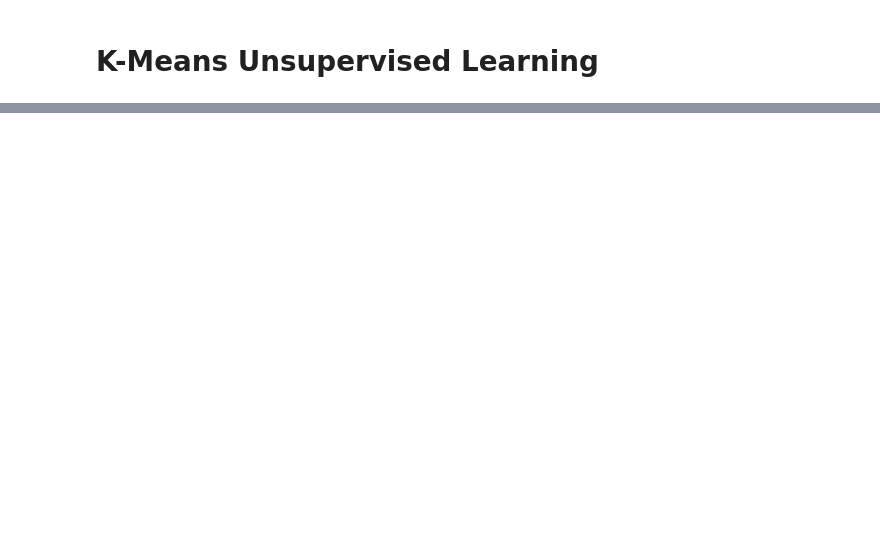
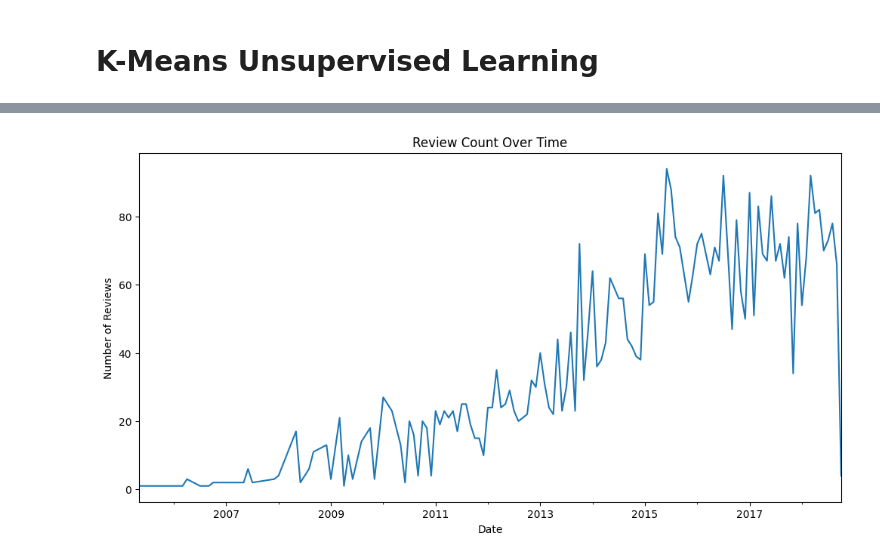
Before and after one commit to Ishraqul/MRP_2024, a Jupyter notebook: MRP_MAIN_1.ipynb, the cells around one changed output, grey strips where cells are left out. Drawn from its saved outputs; the diff is of its cells as text; code cells hidden in the pictures; blank space fills up the shorter version.

```diff
--- a/MRP_MAIN_1.ipynb
+++ b/MRP_MAIN_1.ipynb
@@ -283,0 +286,12 @@ plt.show()
+# %%
+df['date'] = pd.to_datetime(df['date'])
+# Group by date to see the trend over time
+time_series = df.groupby(df['date'].dt.to_period('M')).size()
+plt.figure(figsize=(12, 6))
+time_series.plot()
+plt.title('Review Count Over Time')
+plt.xlabel('Date')
+plt.ylabel('Number of Reviews')
+plt.show()
+# %% [output]
+[figure, added]
```
Also changed, not shown: parts of 5 cells of this notebook, 1 other file.
